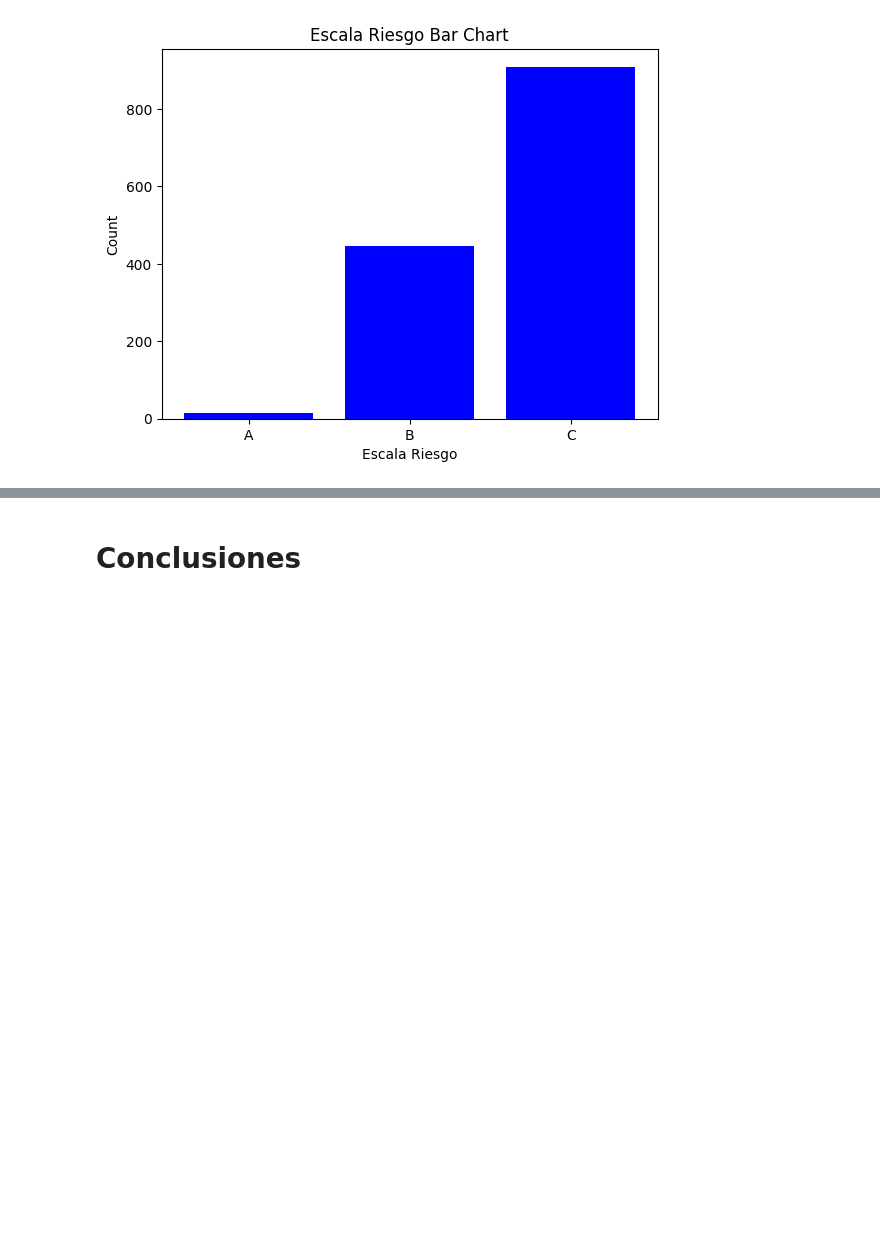
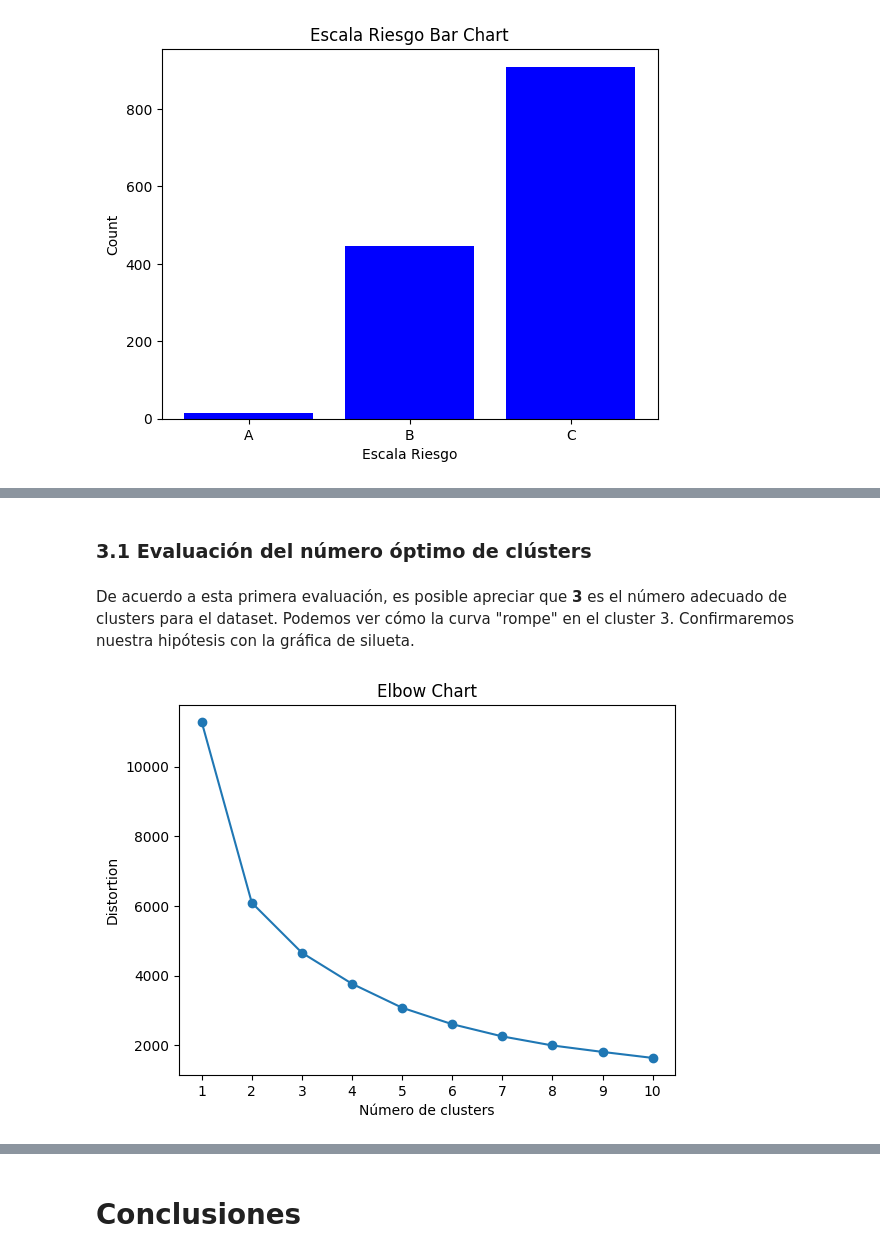
Before and after one commit to jafr0822/MNA_ProyectoIntegrador-Equipo7, a Jupyter notebook: Avance2_Equipo7.ipynb, the cells around one changed output, grey strips where cells are left out. Cells and saved outputs as stored; diff of their text form; code cells hidden in the pictures; blank space fills up the shorter version.

```diff
--- a/Avance2_Equipo7.ipynb
+++ b/Avance2_Equipo7.ipynb
@@ -159,19 +163,23 @@ print(numeric_features)
 # %%
 
+# Create pipeline for preprocessing
+binary_transformer = Pipeline(steps=[
+    ('imputer', SimpleImputer(strategy='most_frequent')),  # Impute missing values with mode
+    ('binarizer', FunctionTransformer(lambda x: x.astype(bool), validate=False))  # Convert to binary
+])
 
 numeric_transformer = Pipeline(steps=[
-    ('imputer', SimpleImputer(strategy='mean')),  # Impute missing values with mean
-    ('scaler', StandardScaler())  # Scale numerical features
+    ('scaler', StandardScaler())  # Scale numerical features if needed
 ])
 
-# Create pipeline for preprocessing categorical variables
 categorical_transformer = Pipeline(steps=[
-    ('imputer', SimpleImputer(strategy='most_frequent')),  # Impute missing values with mode
+
     ('onehot', OneHotEncoder(handle_unknown='ignore'))  # Encode categorical variables
 ])
 
 preprocessor = ColumnTransformer(
     transformers=[
+        ('binary', binary_transformer, binary_features),
         ('num', numeric_transformer, numeric_features),
         ('cat', categorical_transformer, categorical_features)
     ])
@@ -184,12 +192,11 @@ pipeline.fit(dfPreparado)
 transformed_data = pipeline.transform(dfPreparado)
 
 
-# Get feature names for numeric and one-hot encoded categorical variables
+# Get feature names
+binary_feature_names = binary_features
 numeric_feature_names = numeric_features
 categorical_feature_names = pipeline.named_steps['preprocessor'].named_transformers_['cat'].named_steps['onehot'].get_feature_names_out(categorical_features)
-feature_names = numeric_feature_names + list(categorical_feature_names)
+feature_names = binary_feature_names + numeric_feature_names + list(categorical_feature_names)
 
 transformed_df = pd.DataFrame(transformed_data, columns=feature_names)
-print(transformed_df)
-
-transformed_df.to_csv("transformed_df.csv")
+transformed_df.to_csv("final.csv")
@@ -215,0 +209,26 @@ transformed_df.to_csv("transformed_df.csv")
+# %% [markdown]
+### 3.1 Evaluación del número óptimo de clústers
+# %% [markdown]
+De acuerdo a esta primera evaluación, es posible apreciar que **3** es el número adecuado de clusters para el dataset. Podemos ver cómo la curva "rompe" en el cluster 3. Confirmaremos nuestra hipótesis con la gráfica de silueta.
+# %%
+
+pca = PCA(n_components=2)
+pca.fit(transformed_df)
+df_pca = pca.transform(transformed_df)
+
+
+distortions = []
+for i in range(1, 11):  # Test cluster numbers from 1 to 10
+    kmeans = KMeans(n_clusters=i, random_state=42)
+    kmeans.fit(df_pca)
+    distortions.append(kmeans.inertia_)
+
+
+plt.plot(range(1, 11), distortions, marker='o')
+plt.title('Elbow Chart')
+plt.xlabel('Número de clusters')
+plt.ylabel('Distortion')
+plt.xticks(range(1, 11))
+plt.show()
+# %% [output]
+[figure, added]
```
Also changed, not shown: parts of 22 cells of this notebook.
